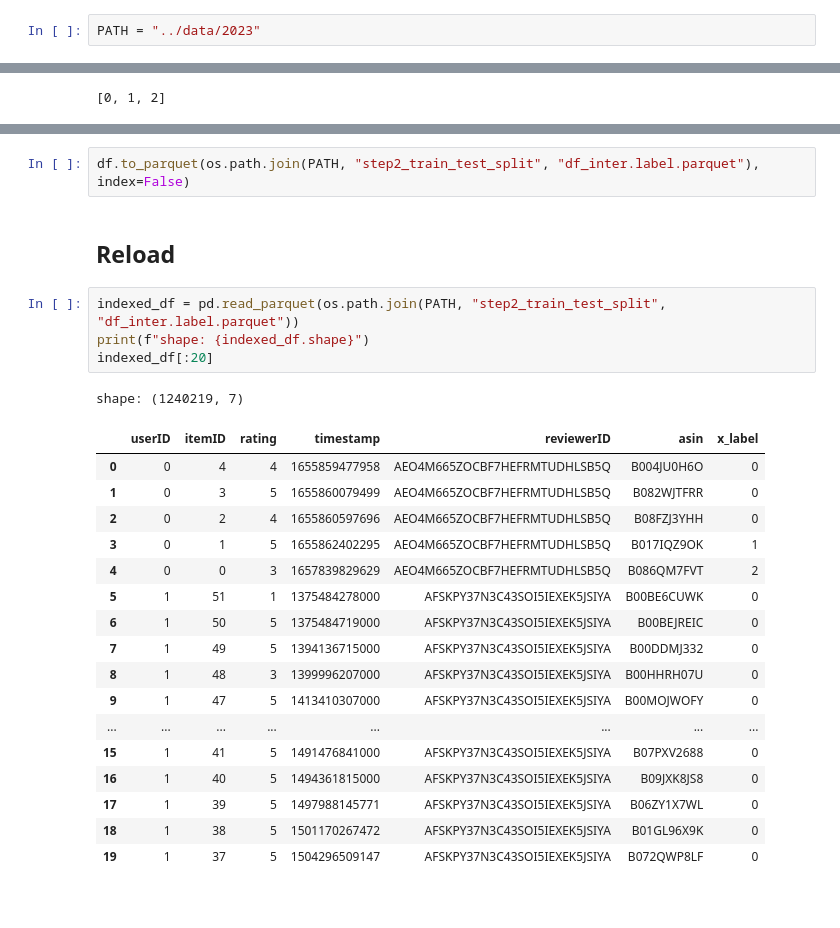
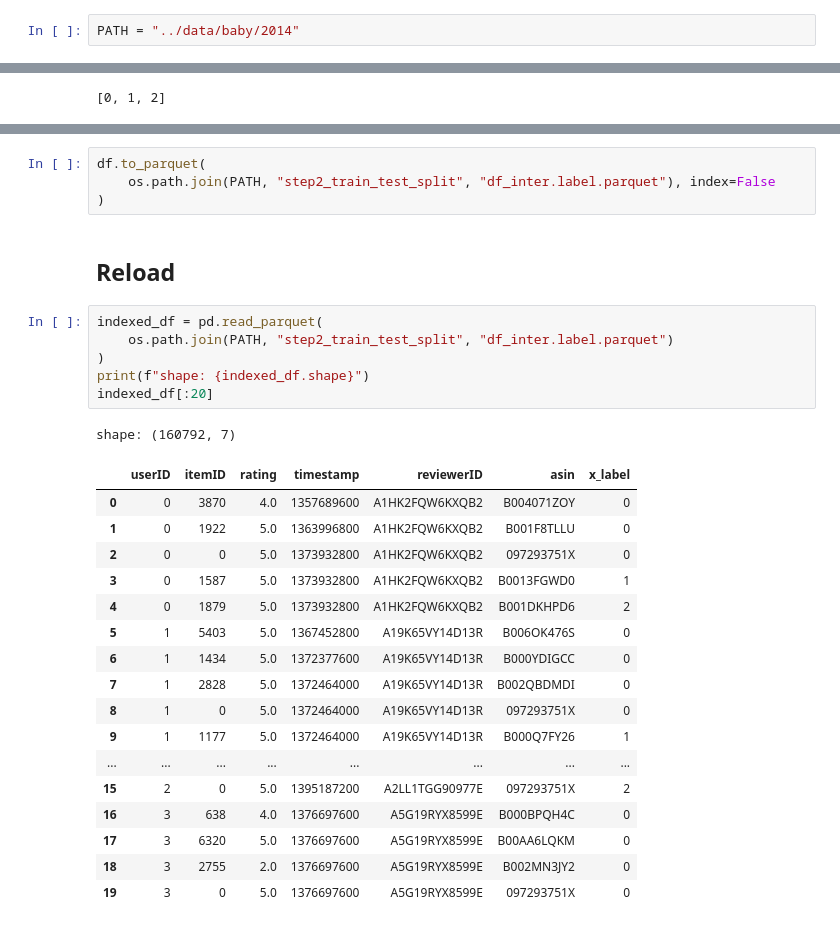
Before and after one commit to ThanhB18059162022/MMRec, a Jupyter notebook: preprocessing/step2_train_test_split/splitting.ipynb, the cells around one changed output, grey strips where cells are left out. Saved outputs shown, nothing was run; the diff lists cells and outputs as text.

```diff
--- a/preprocessing/step2_train_test_split/splitting.ipynb
+++ b/preprocessing/step2_train_test_split/splitting.ipynb
@@ -13,7 +13,7 @@
 import os
 import pandas as pd
 # %%
-PATH = "../data/2023"
+PATH = "../data/baby/2014"
 # %%
 os.makedirs(os.path.join(PATH, "step2_train_test_split"), exist_ok=True)
 # %% [markdown]
@@ -127,30 +113,34 @@ df[:20]
 # %%
-df.to_parquet(os.path.join(PATH, "step2_train_test_split", "df_inter.label.parquet"), index=False)
+df.to_parquet(
+    os.path.join(PATH, "step2_train_test_split", "df_inter.label.parquet"), index=False
+)
 # %% [markdown]
 ## Reload
 # %%
-indexed_df = pd.read_parquet(os.path.join(PATH, "step2_train_test_split", "df_inter.label.parquet"))
+indexed_df = pd.read_parquet(
+    os.path.join(PATH, "step2_train_test_split", "df_inter.label.parquet")
+)
 print(f"shape: {indexed_df.shape}")
 indexed_df[:20]
 # %% [output]
-shape: (1240219, 7)
+shape: (160792, 7)
 |  | userID | itemID | rating | timestamp | reviewerID | asin | x_label |
-| 0 | 0 | 4 | 4 | 1655859477958 | AEO4M665ZOCBF7HEFRMTUDHLSB5Q | B004JU0H6O | 0 |
-| 1 | 0 | 3 | 5 | 1655860079499 | AEO4M665ZOCBF7HEFRMTUDHLSB5Q | B082WJTFRR | 0 |
-| 2 | 0 | 2 | 4 | 1655860597696 | AEO4M665ZOCBF7HEFRMTUDHLSB5Q | B08FZJ3YHH | 0 |
-| 3 | 0 | 1 | 5 | 1655862402295 | AEO4M665ZOCBF7HEFRMTUDHLSB5Q | B017IQZ9OK | 1 |
-| 4 | 0 | 0 | 3 | 1657839829629 | AEO4M665ZOCBF7HEFRMTUDHLSB5Q | B086QM7FVT | 2 |
-| 5 | 1 | 51 | 1 | 1375484278000 | AFSKPY37N3C43SOI5IEXEK5JSIYA | B00BE6CUWK | 0 |
-| 6 | 1 | 50 | 5 | 1375484719000 | AFSKPY37N3C43SOI5IEXEK5JSIYA | B00BEJREIC | 0 |
-| 7 | 1 | 49 | 5 | 1394136715000 | AFSKPY37N3C43SOI5IEXEK5JSIYA | B00DDMJ332 | 0 |
-| 8 | 1 | 48 | 3 | 1399996207000 | AFSKPY37N3C43SOI5IEXEK5JSIYA | B00HHRH07U | 0 |
-| 9 | 1 | 47 | 5 | 1413410307000 | AFSKPY37N3C43SOI5IEXEK5JSIYA | B00MOJWOFY | 0 |
+| 0 | 0 | 3870 | 4.0 | 1357689600 | A1HK2FQW6KXQB2 | B004071ZOY | 0 |
+| 1 | 0 | 1922 | 5.0 | 1363996800 | A1HK2FQW6KXQB2 | B001F8TLLU | 0 |
+| 2 | 0 | 0 | 5.0 | 1373932800 | A1HK2FQW6KXQB2 | 097293751X | 0 |
+| 3 | 0 | 1587 | 5.0 | 1373932800 | A1HK2FQW6KXQB2 | B0013FGWD0 | 1 |
+| 4 | 0 | 1879 | 5.0 | 1373932800 | A1HK2FQW6KXQB2 | B001DKHPD6 | 2 |
+| 5 | 1 | 5403 | 5.0 | 1367452800 | A19K65VY14D13R | B006OK476S | 0 |
+| 6 | 1 | 1434 | 5.0 | 1372377600 | A19K65VY14D13R | B000YDIGCC | 0 |
+| 7 | 1 | 2828 | 5.0 | 1372464000 | A19K65VY14D13R | B002QBDMDI | 0 |
+| 8 | 1 | 0 | 5.0 | 1372464000 | A19K65VY14D13R | 097293751X | 0 |
+| 9 | 1 | 1177 | 5.0 | 1372464000 | A19K65VY14D13R | B000Q7FY26 | 1 |
 | ... | ... | ... | ... | ... | ... | ... | ... |
-| 15 | 1 | 41 | 5 | 1491476841000 | AFSKPY37N3C43SOI5IEXEK5JSIYA | B07PXV2688 | 0 |
-| 16 | 1 | 40 | 5 | 1494361815000 | AFSKPY37N3C43SOI5IEXEK5JSIYA | B09JXK8JS8 | 0 |
-| 17 | 1 | 39 | 5 | 1497988145771 | AFSKPY37N3C43SOI5IEXEK5JSIYA | B06ZY1X7WL | 0 |
-| 18 | 1 | 38 | 5 | 1501170267472 | AFSKPY37N3C43SOI5IEXEK5JSIYA | B01GL96X9K | 0 |
-| 19 | 1 | 37 | 5 | 1504296509147 | AFSKPY37N3C43SOI5IEXEK5JSIYA | B072QWP8LF | 0 |
+| 15 | 2 | 0 | 5.0 | 1395187200 | A2LL1TGG90977E | 097293751X | 2 |
+| 16 | 3 | 638 | 4.0 | 1376697600 | A5G19RYX8599E | B000BPQH4C | 0 |
+| 17 | 3 | 6320 | 5.0 | 1376697600 | A5G19RYX8599E | B00AA6LQKM | 0 |
+| 18 | 3 | 2755 | 2.0 | 1376697600 | A5G19RYX8599E | B002MN3JY2 | 0 |
+| 19 | 3 | 0 | 5.0 | 1376697600 | A5G19RYX8599E | 097293751X | 0 |
 # %%
 train_df = indexed_df[["userID", "itemID", "rating", "timestamp", "x_label"]].copy()
 train_df
```
Also changed, not shown: parts of 11 cells of this notebook, 8 other files.
